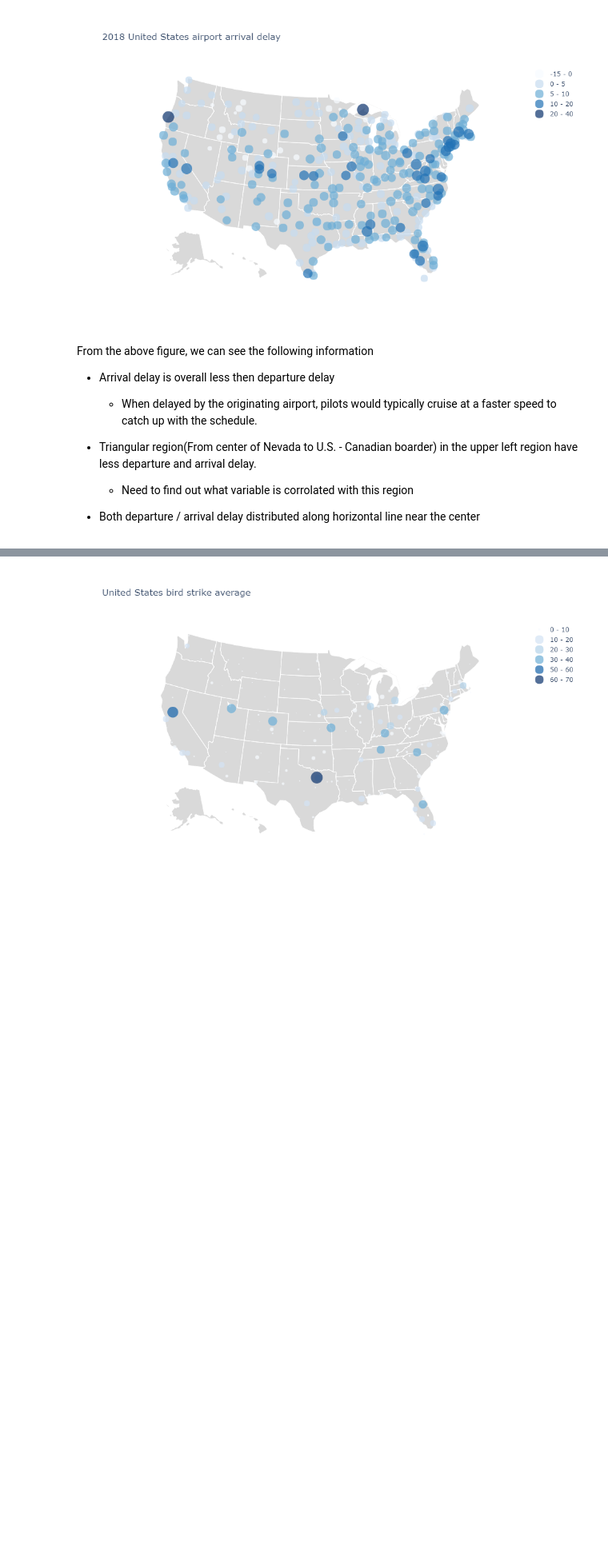
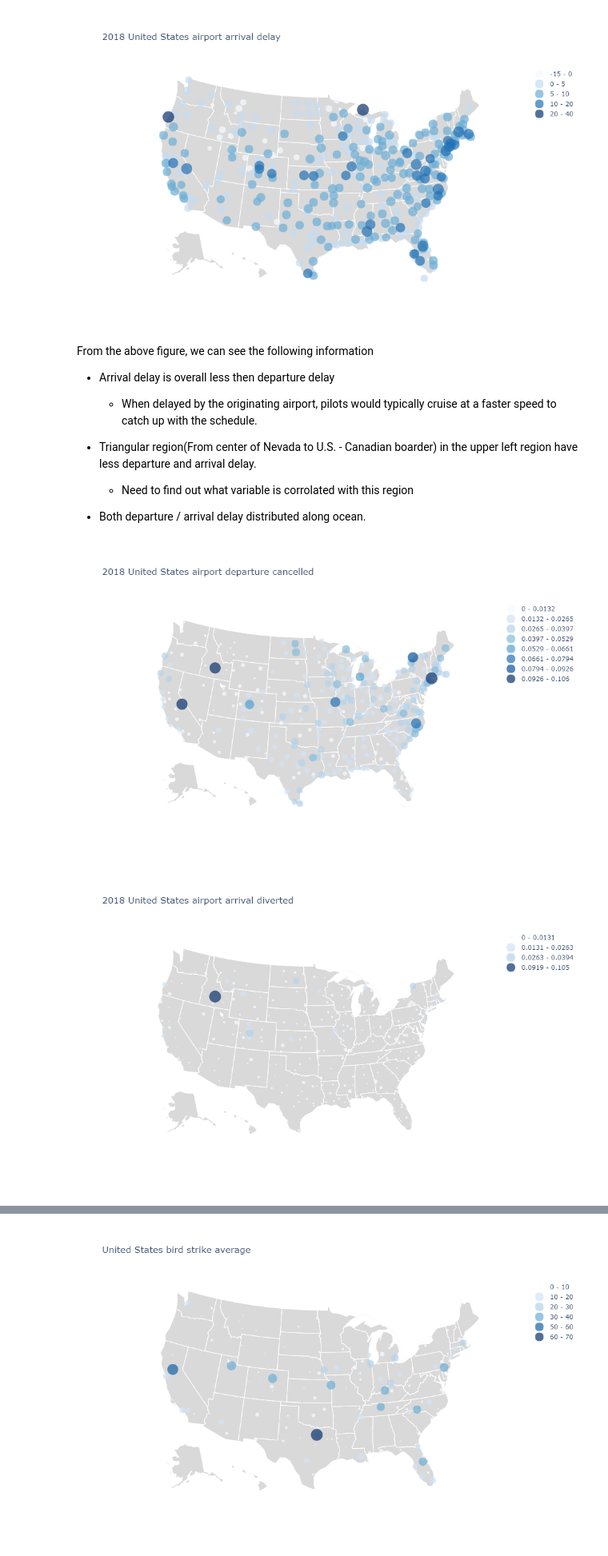
Before and after one commit to didyxdi/COGS108_final_project, a Jupyter notebook: Final Project.ipynb, the cells around one changed output, grey strips where cells are left out. Shown at 80% size. Drawn from its saved outputs; the diff is of its cells as text; code cells hidden in the pictures; blank space fills up the shorter version.

```diff
--- a/Final Project.ipynb
+++ b/Final Project.ipynb
@@ -785,4 +798,24 @@ From the above figure, we can see the following information
     - Need to find out what variable is corrolated with this region
 
 
-- Both departure / arrival delay distributed along horizontal line near the center
+- Both departure / arrival delay distributed along ocean.
+# %%
+fig1 = generate_bubble_map(Y.merge(merged_X_df[["latitude","longitude"]],left_index=True,right_index=True),
+                          column="average_departure_cancelled",
+                          limits=8,
+                          color="blue",
+                          title='2018 United States airport departure cancelled')
+#fig1.show()
+fig1.write_image("images/dep_cancel.png",width=960,height=600)
+fig2 = generate_bubble_map(Y.merge(merged_X_df[["latitude","longitude"]],left_index=True,right_index=True),
+                          column="average_arrival_diverted",
+                          limits=8,
+                          color="blue",
+                          title='2018 United States airport arrival diverted')
+#fig2.show()
+fig2.write_image("images/arr_divert.png",width=960,height=600)
+display(Image(filename='images/dep_cancel.png'))
+display(Image(filename='images/arr_divert.png'))
+# %% [output]
+[figure, added]
+[figure, added]
```
Also changed, not shown: parts of 10 cells of this notebook, 6 other files.
